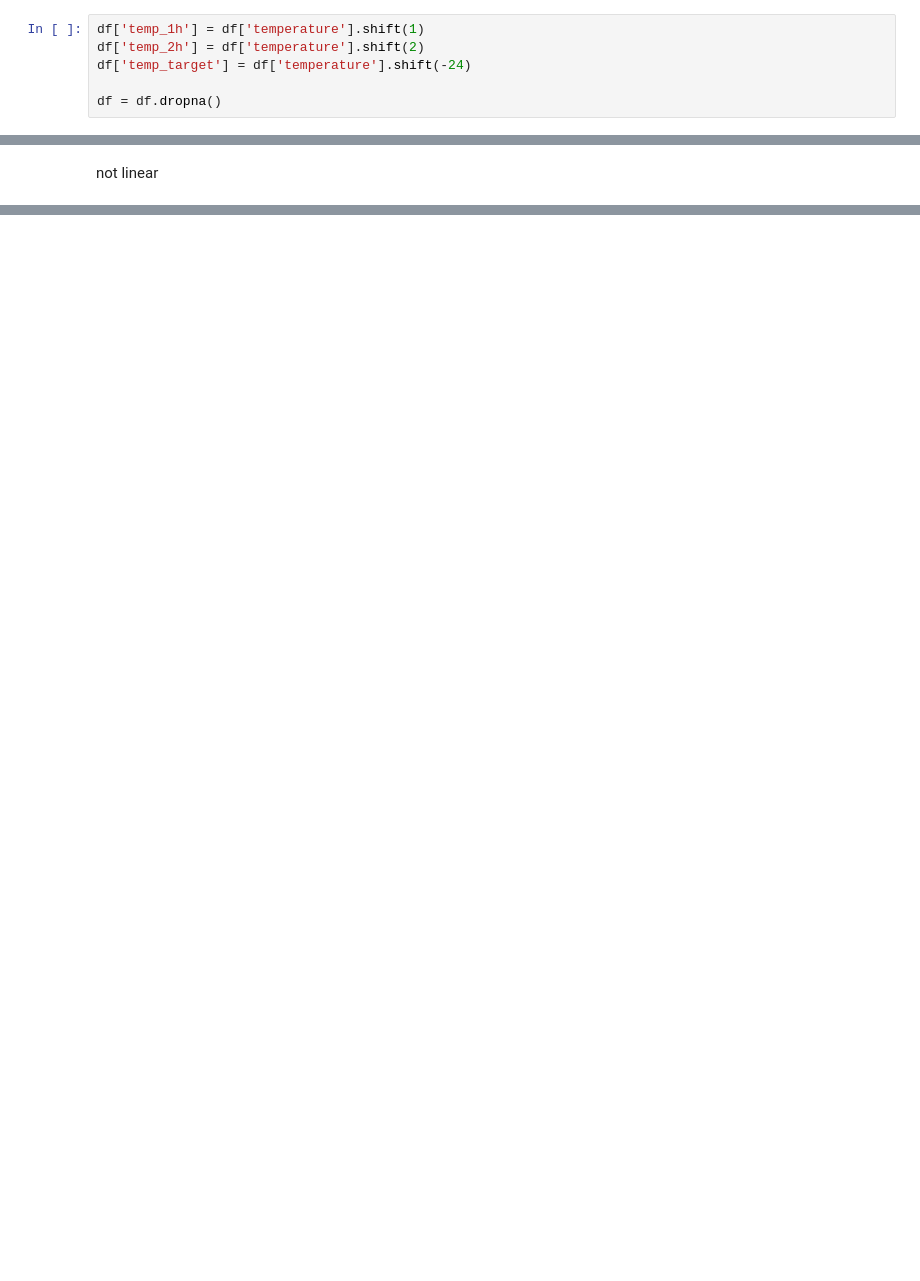
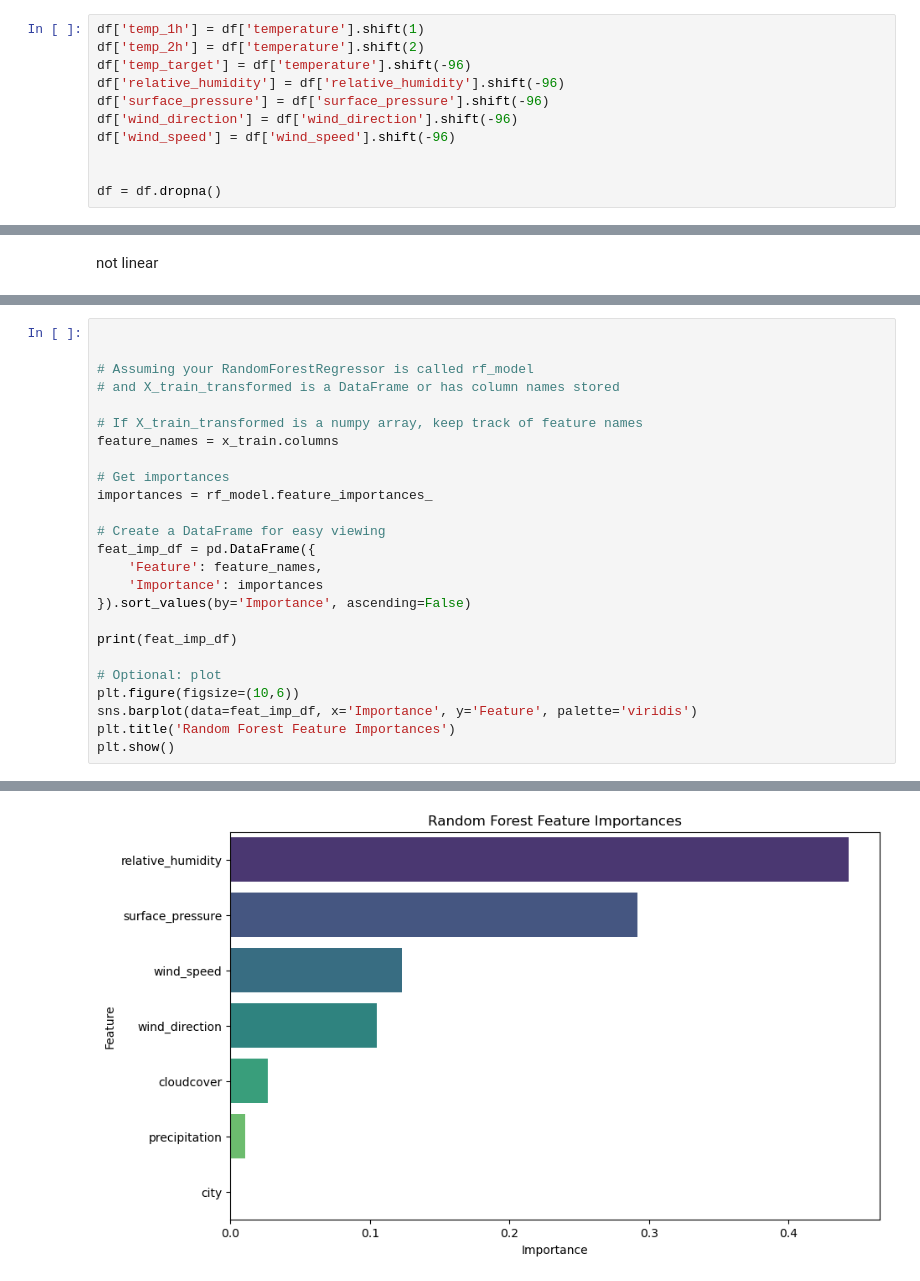
Before and after one commit to cathym20/Weather-Prediction-App, a Jupyter notebook: weather._ml.ipynb, the cells around one changed output, grey strips where cells are left out. Cells and saved outputs as stored; diff of their text form; blank space fills up the shorter version.

```diff
--- a/weather._ml.ipynb
+++ b/weather._ml.ipynb
@@ -98,7 +98,12 @@ df['month_cos'] = np.cos(2 * np.pi * df['month'] / 24)
 # %%
 df['temp_1h'] = df['temperature'].shift(1)
 df['temp_2h'] = df['temperature'].shift(2)
-df['temp_target'] = df['temperature'].shift(-24)
+df['temp_target'] = df['temperature'].shift(-96)
+df['relative_humidity'] = df['relative_humidity'].shift(-96)
+df['surface_pressure'] = df['surface_pressure'].shift(-96)
+df['wind_direction'] = df['wind_direction'].shift(-96)
+df['wind_speed'] = df['wind_speed'].shift(-96)
+
 
 df = df.dropna()
 # %%
@@ -208,0 +246,26 @@ print(r2, mse)
+# %%
+
+
+# Assuming your RandomForestRegressor is called rf_model
+# and X_train_transformed is a DataFrame or has column names stored
+
+# If X_train_transformed is a numpy array, keep track of feature names
+feature_names = x_train.columns
+
+# Get importances
+importances = rf_model.feature_importances_
+
+# Create a DataFrame for easy viewing
+feat_imp_df = pd.DataFrame({
+    'Feature': feature_names,
+    'Importance': importances
+}).sort_values(by='Importance', ascending=False)
+
+print(feat_imp_df)
+
+# Optional: plot
+plt.figure(figsize=(10,6))
+sns.barplot(data=feat_imp_df, x='Importance', y='Feature', palette='viridis')
+plt.title('Random Forest Feature Importances')
+plt.show()
+# %% [output]
@@ -208,0 +283 @@ print(r2, mse)
+[figure, added]
```
Also changed, not shown: parts of 9 cells of this notebook, 1 other file.
